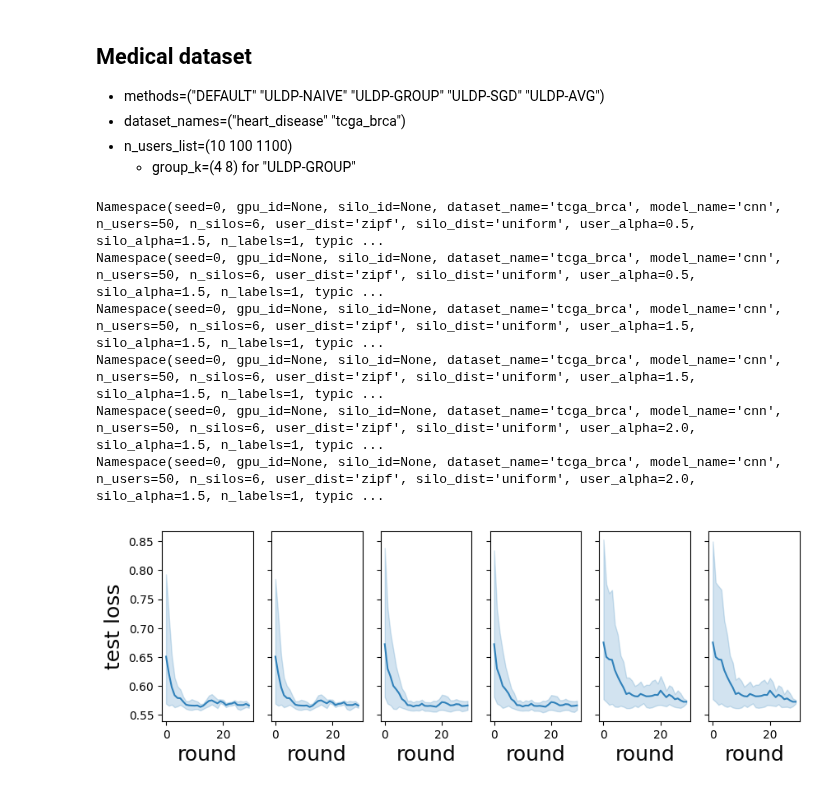
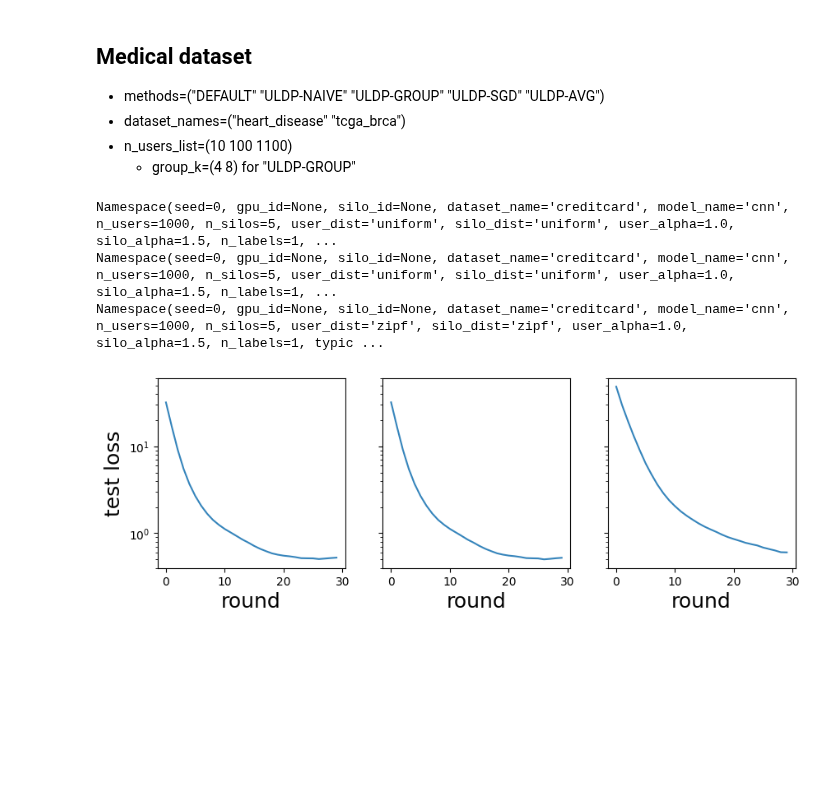
Before and after one commit to FumiyukiKato/uldp-fl, a Jupyter notebook: exp/exp_results.ipynb, the cells around one changed output. Drawn from its saved outputs; the diff is of its cells as text; code cells hidden in the pictures; blank space fills up the shorter version.

```diff
--- a/exp/exp_results.ipynb
+++ b/exp/exp_results.ipynb
@@ -668,6 +668,11 @@ def plot_multiple_losses(file_paths: list[str]):
             alpha=alpha,
         )
         axes[i].set_xlabel("round", fontsize=18)
+        axes[i].set_yscale("log")
         if i == 0:
             axes[i].set_ylabel("test loss", fontsize=18)
         # axes[i].set_ylim([0, 1])
+
+def get_file_path_from_hash(hash_val):
+    files = glob.glob(os.path.join(results_path, hash_val, "*.json"))
+    print(files)
@@ -674,23 +681,17 @@ def plot_multiple_losses(file_paths: list[str]):
+# %%
+file_paths = [
+    "/Users/fumiyuki/research/AcSilo/acsilo/exp/results/f5b67b3d46/sim-20230710021920-results.json",
+    "/Users/fumiyuki/research/AcSilo/acsilo/exp/results/e31ac2309a/sim-20230710084637-results.json",
+    "/Users/fumiyuki/research/AcSilo/acsilo/exp/results/7bbb0041a6/sim-20230710025610-results.json",
+]
+
+plot_multiple_losses(file_paths)
+# %% [output]
+Namespace(seed=0, gpu_id=None, silo_id=None, dataset_name='creditcard', model_name='cnn', n_users=1000, n_silos=5, user_dist='uniform', silo_dist='uniform', user_alpha=1.0, silo_alpha=1.5, n_labels=1, ...
+Namespace(seed=0, gpu_id=None, silo_id=None, dataset_name='creditcard', model_name='cnn', n_users=1000, n_silos=5, user_dist='uniform', silo_dist='uniform', user_alpha=1.0, silo_alpha=1.5, n_labels=1, ...
+Namespace(seed=0, gpu_id=None, silo_id=None, dataset_name='creditcard', model_name='cnn', n_users=1000, n_silos=5, user_dist='zipf', silo_dist='zipf', user_alpha=1.0, silo_alpha=1.5, n_labels=1, typic ...
+[figure, added]
 # %%
 file_path = "/Users/fumiyuki/research/AcSilo/acsilo/exp/results/c90eceeb65/sim-20230709154623-results.json"
 plot_metric_per_method_by_filename(file_path)
 plot_epsilon_per_method_by_file_path(file_path)
-# %%
-file_paths = [
-    "/Users/fumiyuki/research/AcSilo/acsilo/exp/results/6bb2725ecc/sim-20230709182659-results.json",
-    "/Users/fumiyuki/research/AcSilo/acsilo/exp/results/0279e358e3/sim-20230709195340-results.json",
-    "/Users/fumiyuki/research/AcSilo/acsilo/exp/results/f5ce81d59c/sim-20230709184313-results.json",
-    "/Users/fumiyuki/research/AcSilo/acsilo/exp/results/68687c1686/sim-20230709203541-results.json",
-    "/Users/fumiyuki/research/AcSilo/acsilo/exp/results/106c2af91b/sim-20230709201520-results.json",
-    "/Users/fumiyuki/research/AcSilo/acsilo/exp/results/034bc520b7/sim-20230709193705-results.json",
-]
-
-plot_multiple_losses(file_paths)
-# %% [output]
-Namespace(seed=0, gpu_id=None, silo_id=None, dataset_name='tcga_brca', model_name='cnn', n_users=50, n_silos=6, user_dist='zipf', silo_dist='uniform', user_alpha=0.5, silo_alpha=1.5, n_labels=1, typic ...
-Namespace(seed=0, gpu_id=None, silo_id=None, dataset_name='tcga_brca', model_name='cnn', n_users=50, n_silos=6, user_dist='zipf', silo_dist='uniform', user_alpha=0.5, silo_alpha=1.5, n_labels=1, typic ...
-Namespace(seed=0, gpu_id=None, silo_id=None, dataset_name='tcga_brca', model_name='cnn', n_users=50, n_silos=6, user_dist='zipf', silo_dist='uniform', user_alpha=1.5, silo_alpha=1.5, n_labels=1, typic ...
-Namespace(seed=0, gpu_id=None, silo_id=None, dataset_name='tcga_brca', model_name='cnn', n_users=50, n_silos=6, user_dist='zipf', silo_dist='uniform', user_alpha=1.5, silo_alpha=1.5, n_labels=1, typic ...
-Namespace(seed=0, gpu_id=None, silo_id=None, dataset_name='tcga_brca', model_name='cnn', n_users=50, n_silos=6, user_dist='zipf', silo_dist='uniform', user_alpha=2.0, silo_alpha=1.5, n_labels=1, typic ...
-Namespace(seed=0, gpu_id=None, silo_id=None, dataset_name='tcga_brca', model_name='cnn', n_users=50, n_silos=6, user_dist='zipf', silo_dist='uniform', user_alpha=2.0, silo_alpha=1.5, n_labels=1, typic ...
-[figure, removed]
```
Also changed, not shown: parts of 1 cell of this notebook, 5 other files.
